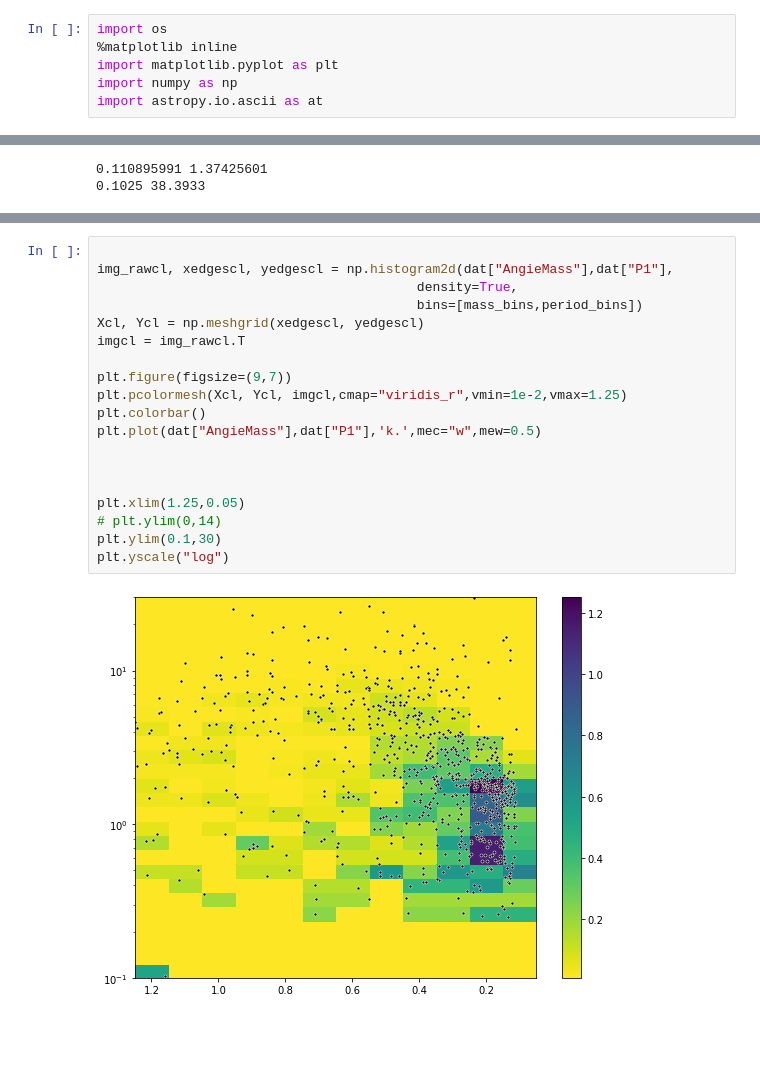
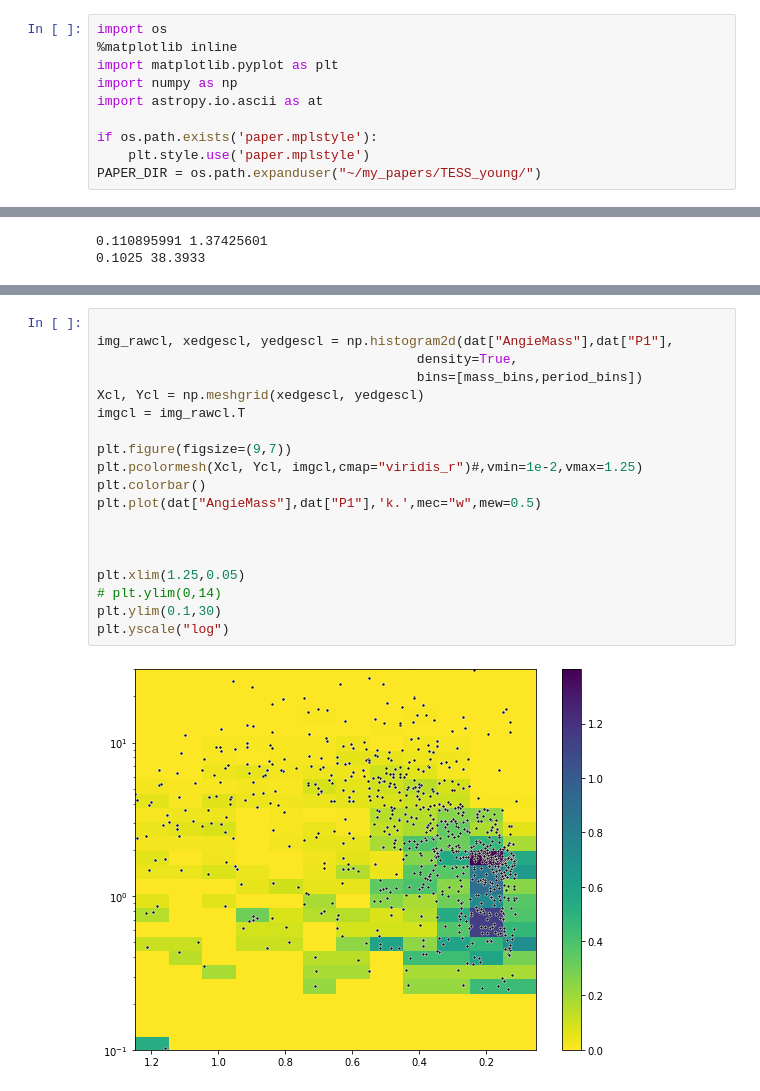
Before and after one commit to stephtdouglas/KDE-Model-Initialization, a Jupyter notebook: check_normalization.ipynb, the cells around one changed output, grey strips where cells are left out. Drawn from its saved outputs; the diff is of its cells as text; blank space fills up the shorter version.

```diff
--- a/check_normalization.ipynb
+++ b/check_normalization.ipynb
@@ -4,6 +4,10 @@ import os
 import matplotlib.pyplot as plt
 import numpy as np
 import astropy.io.ascii as at
+
+if os.path.exists('paper.mplstyle'):
+    plt.style.use('paper.mplstyle')
+PAPER_DIR = os.path.expanduser("~/my_papers/TESS_young/")
 # %%
 rng = np.random.default_rng(42)
 # %%
@@ -148,21 +250,21 @@ axes[1].plot(dat["AngieMass"],dat["P1"],'k.')
 # %%
 
 img_rawcl, xedgescl, yedgescl = np.histogram2d(dat["AngieMass"],dat["P1"],
                                          density=True,
                                          bins=[mass_bins,period_bins])
 Xcl, Ycl = np.meshgrid(xedgescl, yedgescl)
 imgcl = img_rawcl.T
 
 plt.figure(figsize=(9,7))
-plt.pcolormesh(Xcl, Ycl, imgcl,cmap="viridis_r",vmin=1e-2,vmax=1.25)
+plt.pcolormesh(Xcl, Ycl, imgcl,cmap="viridis_r")#,vmin=1e-2,vmax=1.25)
 plt.colorbar()
 plt.plot(dat["AngieMass"],dat["P1"],'k.',mec="w",mew=0.5)
 
 
 
 plt.xlim(1.25,0.05)
 # plt.ylim(0,14)
 plt.ylim(0.1,30)
 plt.yscale("log")
 # %% [output]
-[figure, old version]
+[figure, new version]
```
Also changed, not shown: parts of 9 cells of this notebook.
